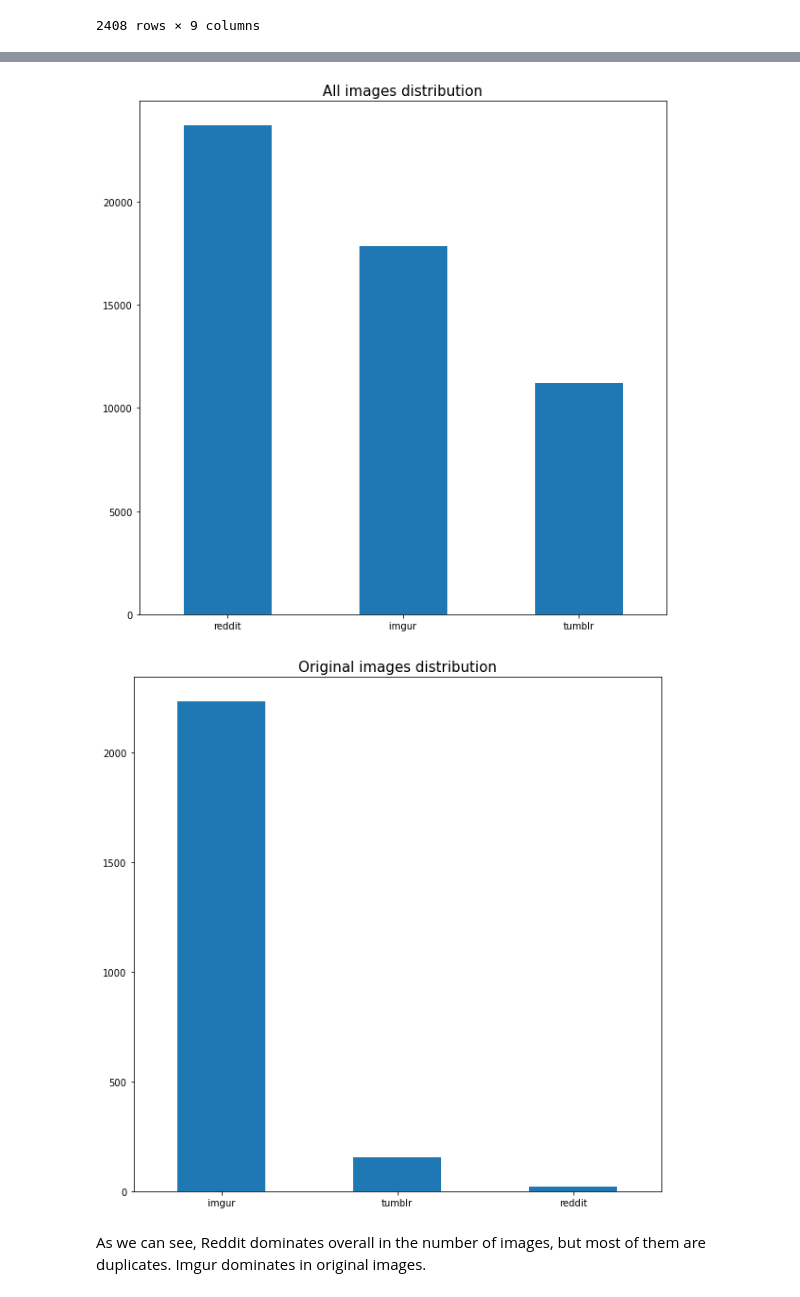
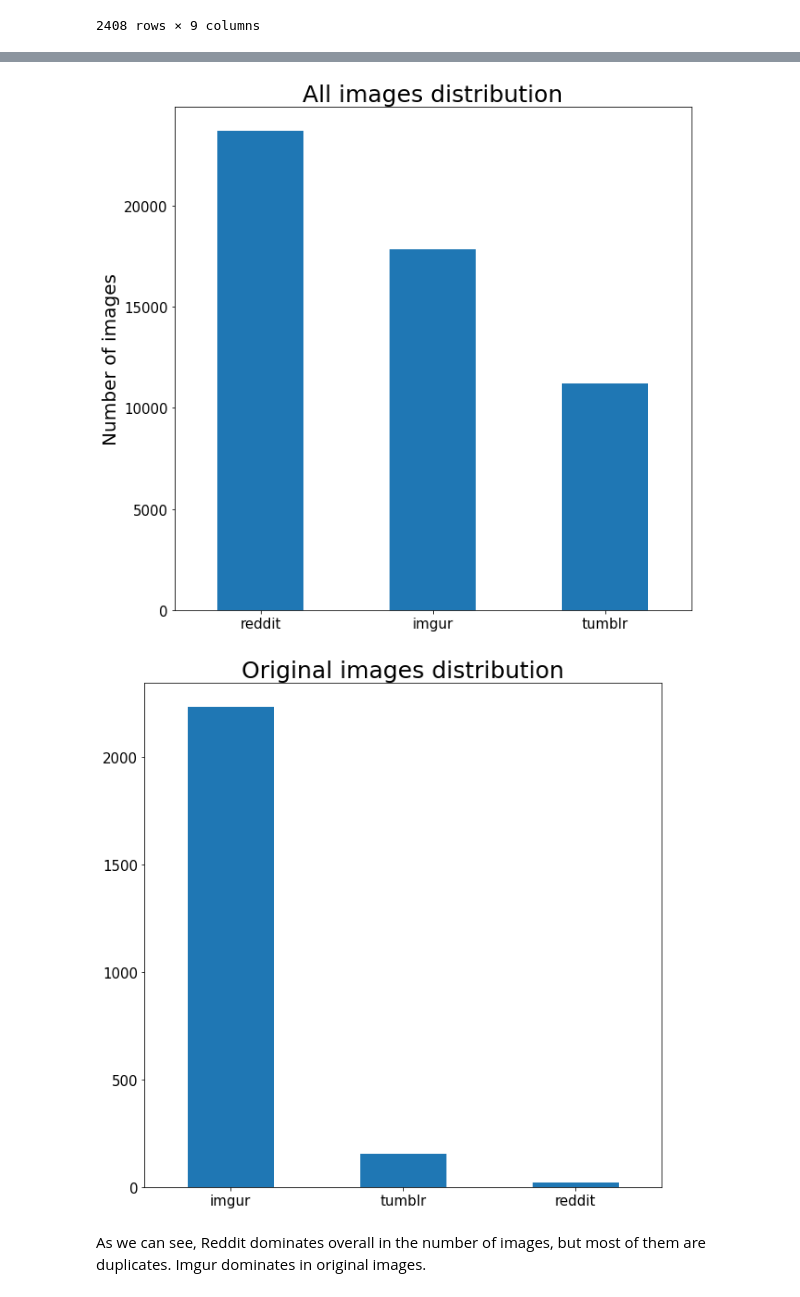
Before and after one commit to niegrzybkowski/beeg-meme, a Jupyter notebook: EDA/Beeg_Data_EDA.ipynb, the cells around one changed output, grey strips where cells are left out. Drawn from its saved outputs; the diff is of its cells as text; code cells hidden in the pictures.

```diff
--- a/EDA/Beeg_Data_EDA.ipynb
+++ b/EDA/Beeg_Data_EDA.ipynb
@@ -85,19 +69,22 @@ df_eda_no_d
+# %%
+plt.rcParams["font.size"] = 15
 # %%
 plt.figure(figsize=(10,10))
 df_eda['source'].value_counts().plot(kind='bar')
 plt.xticks(rotation=0)
-plt.title("All images distribution", size=15)
+plt.title("All images distribution", size=25)
+plt.ylabel("Number of images", fontsize=20)
 plt.show()
 # %% [output]
-[figure, old version]
+[figure, new version]
 # %%
 plt.figure(figsize=(10,10))
 df_eda_no_d['source'].value_counts().plot(kind='bar')
 plt.xticks(rotation=0)
-plt.title("Original images distribution", size=15)
+plt.title("Original images distribution", size=25)
 plt.show()
 # %% [output]
-[figure, old version]
+[figure, new version]
 # %% [markdown]
 As we can see, Reddit dominates overall in the number of images, but most of them are duplicates. Imgur dominates in original images.
 # %%
```
Also changed, not shown: parts of 13 cells of this notebook.
